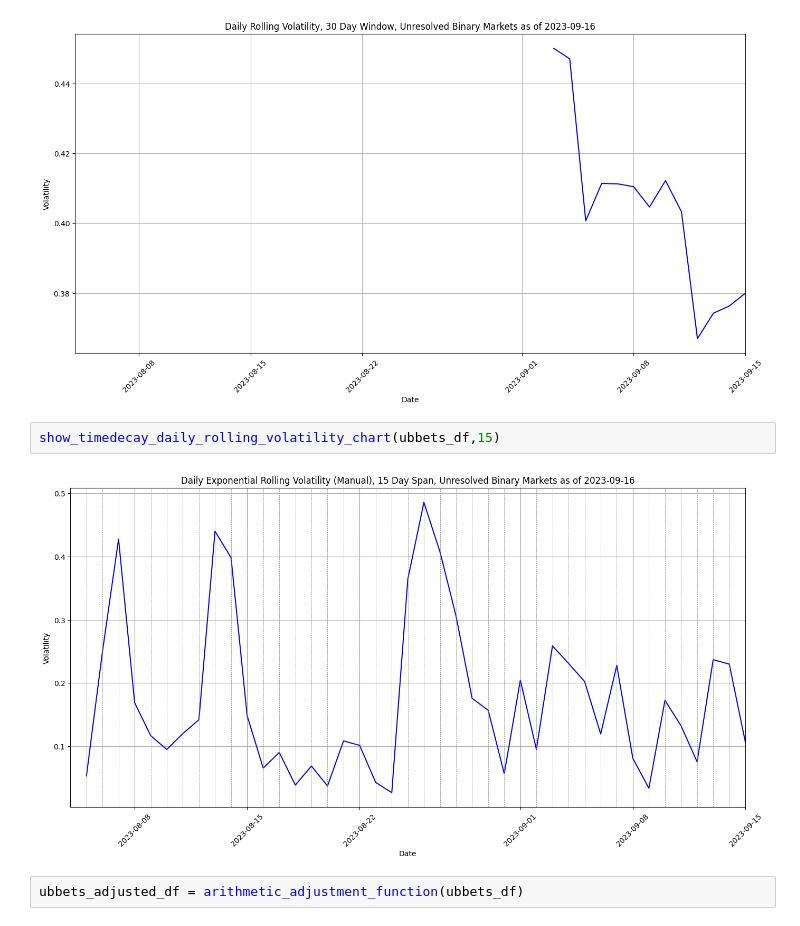
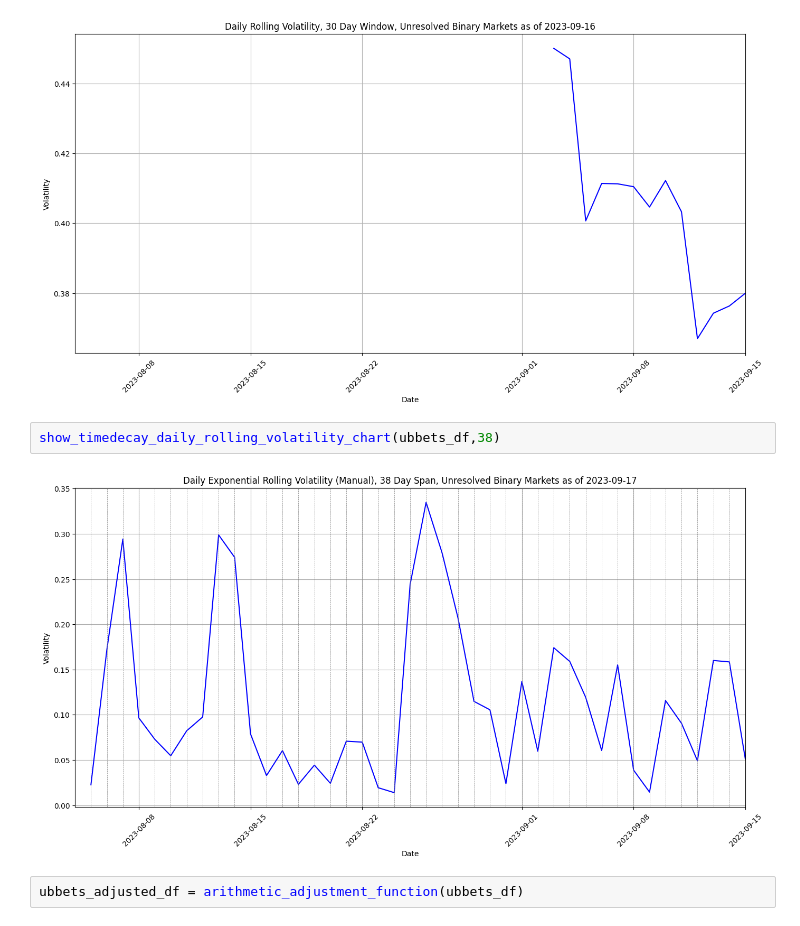
Before and after one commit to pwdel/gpu-jupyter-tensorflow, a Jupyter notebook: volumebindmount/BUILD_USERPLOT.ipynb, the cells around one changed output. Cells and saved outputs as stored; diff of their text form.

```diff
--- a/volumebindmount/BUILD_USERPLOT.ipynb
+++ b/volumebindmount/BUILD_USERPLOT.ipynb
@@ -347,9 +347,9 @@ show_daily_rolling_volativity_chart(ubbets_df,30)
 # %% [output]
 [figure]
 # %%
-show_timedecay_daily_rolling_volatility_chart(ubbets_df,15)
+show_timedecay_daily_rolling_volatility_chart(ubbets_df,38)
 # %% [output]
-[figure, old version]
+[figure, new version]
 # %%
 ubbets_adjusted_df = arithmetic_adjustment_function(ubbets_df)
 # %%
```
